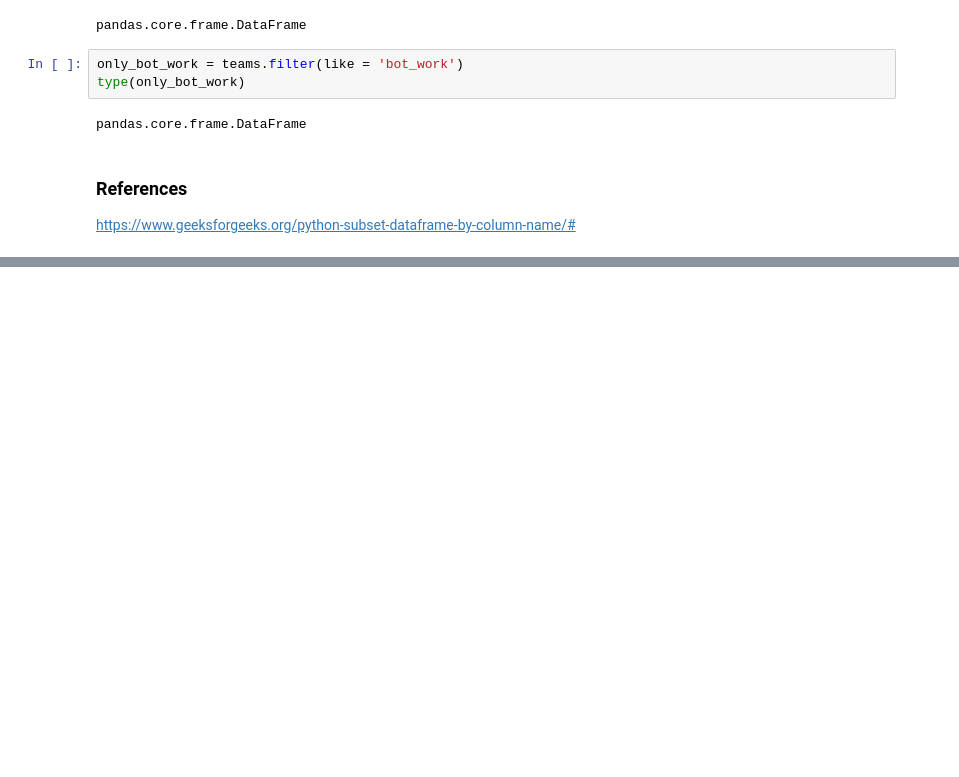
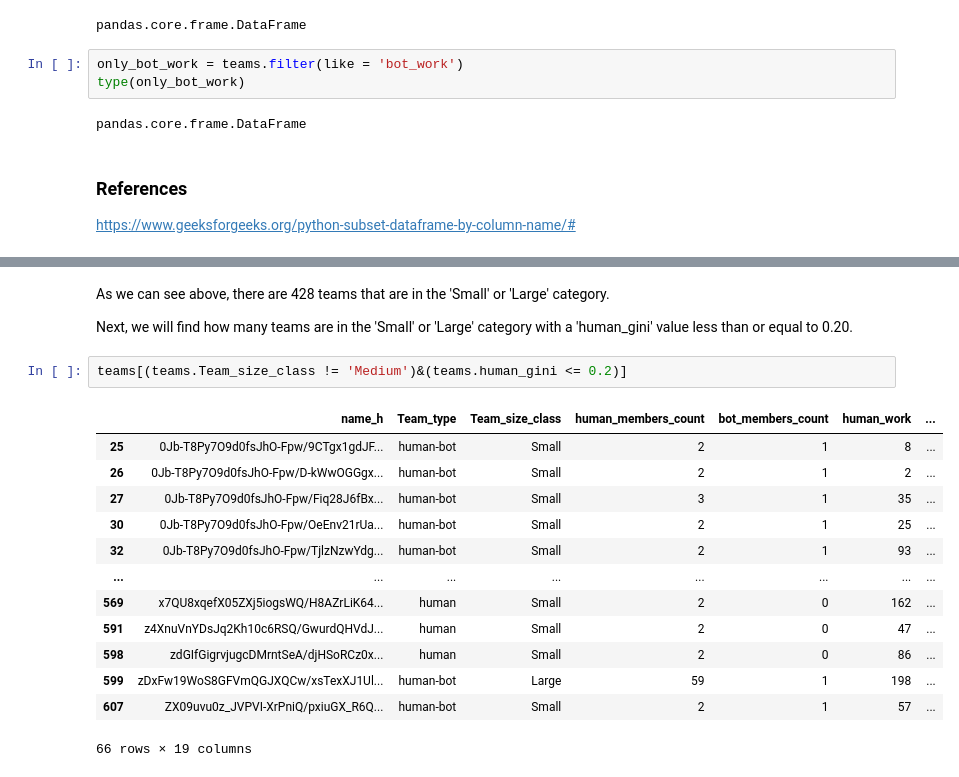
Before and after one commit to allnumbersarelies/week7labs, a Jupyter notebook: 07_Simpson_Instructor_Lab.ipynb, the cells around one changed output, grey strips where cells are left out. Cells and saved outputs as stored; diff of their text form; blank space fills up the shorter version.

```diff
--- a/07_Simpson_Instructor_Lab.ipynb
+++ b/07_Simpson_Instructor_Lab.ipynb
@@ -252,0 +307,20 @@ https://www.geeksforgeeks.org/python-subset-dataframe-by-column-name/#
+# %% [markdown]
+As we can see above, there are 428 teams that are in the 'Small' or 'Large' category.
+
+Next, we will find how many teams are in the 'Small' or 'Large' category with a 'human_gini' value less than or equal to 0.20.
+# %%
+teams[(teams.Team_size_class != 'Medium')&(teams.human_gini <= 0.2)]
+# %% [output]
+|  | name_h | Team_type | Team_size_class | human_members_count | bot_members_count | human_work | ... |
+| 25 | 0Jb-T8Py7O9d0fsJhO-Fpw/9CTgx1gdJF... | human-bot | Small | 2 | 1 | 8 | ... |
+| 26 | 0Jb-T8Py7O9d0fsJhO-Fpw/D-kWwOGGgx... | human-bot | Small | 2 | 1 | 2 | ... |
+| 27 | 0Jb-T8Py7O9d0fsJhO-Fpw/Fiq28J6fBx... | human-bot | Small | 3 | 1 | 35 | ... |
+| 30 | 0Jb-T8Py7O9d0fsJhO-Fpw/OeEnv21rUa... | human-bot | Small | 2 | 1 | 25 | ... |
+| 32 | 0Jb-T8Py7O9d0fsJhO-Fpw/TjlzNzwYdg... | human-bot | Small | 2 | 1 | 93 | ... |
+| ... | ... | ... | ... | ... | ... | ... | ... |
+| 569 | x7QU8xqefX05ZXj5iogsWQ/H8AZrLiK64... | human | Small | 2 | 0 | 162 | ... |
+| 591 | z4XnuVnYDsJq2Kh10c6RSQ/GwurdQHVdJ... | human | Small | 2 | 0 | 47 | ... |
+| 598 | zdGIfGigrvjugcDMrntSeA/djHSoRCz0x... | human | Small | 2 | 0 | 86 | ... |
+| 599 | zDxFw19WoS8GFVmQGJXQCw/xsTexXJ1Ul... | human-bot | Large | 59 | 1 | 198 | ... |
+| 607 | ZX09uvu0z_JVPVI-XrPniQ/pxiuGX_R6Q... | human-bot | Small | 2 | 1 | 57 | ... |
+66 rows × 19 columns
```
Also changed, not shown: parts of 11 cells of this notebook.
